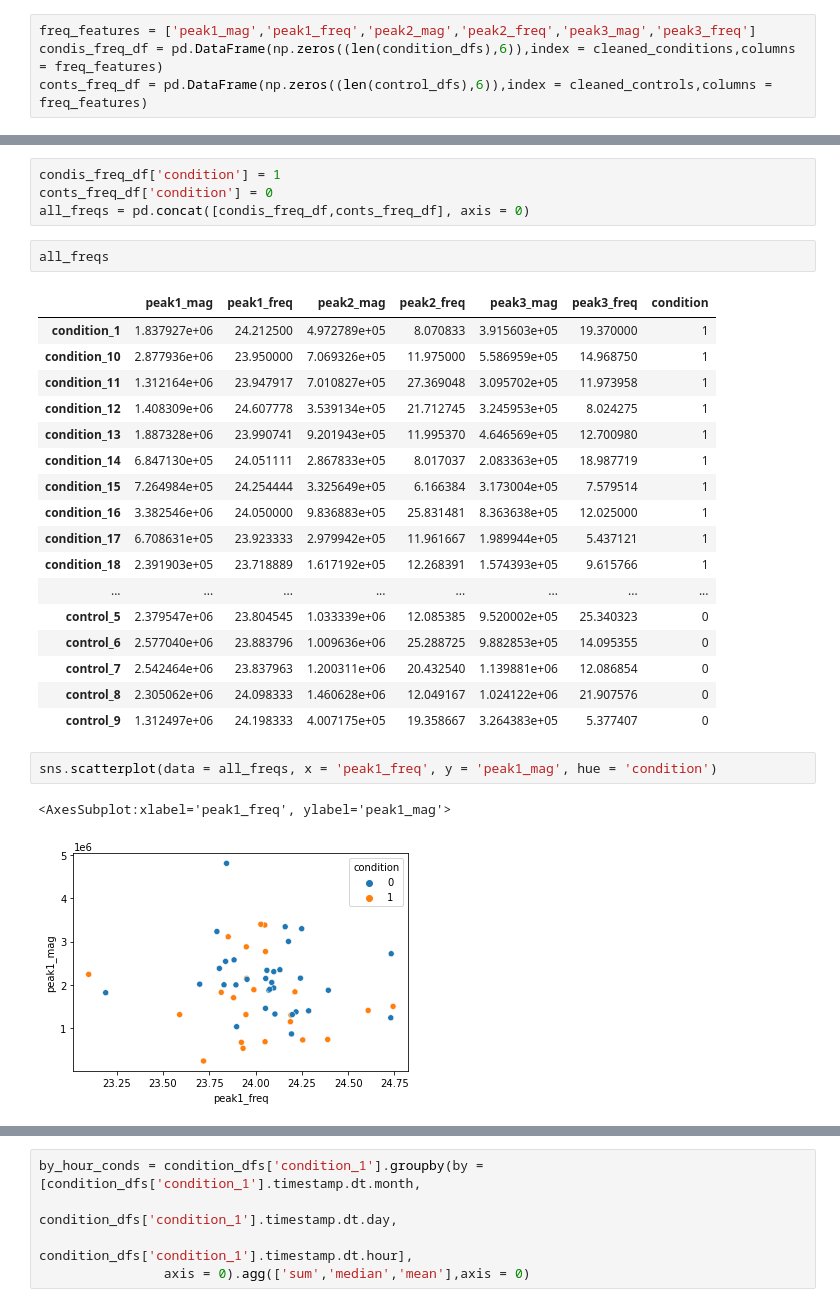
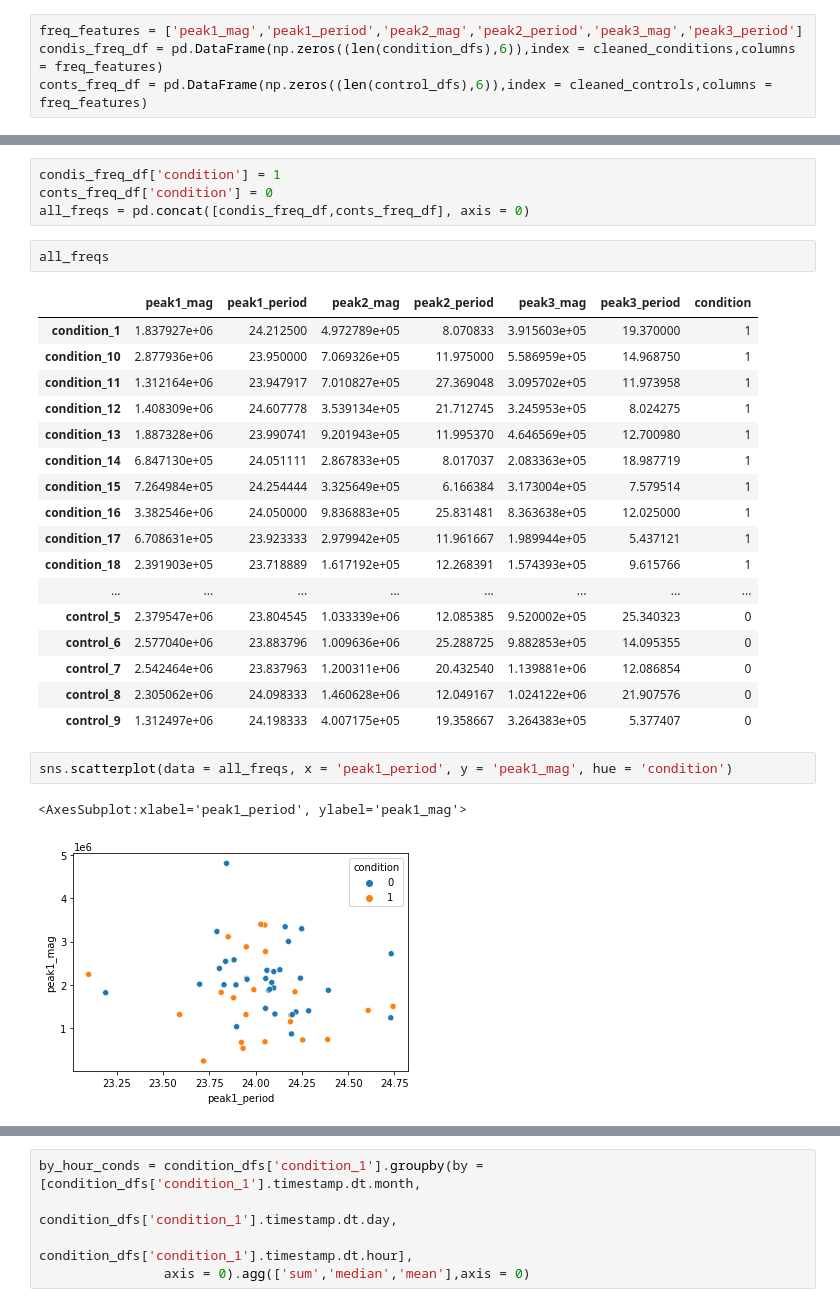
Before and after one commit to mattlegro/MDD-Classification-Project, a Jupyter notebook: preprocessing_and_features.ipynb, the cells around one changed output, grey strips where cells are left out. Saved outputs shown, nothing was run; the diff lists cells and outputs as text.

```diff
--- a/preprocessing_and_features.ipynb
+++ b/preprocessing_and_features.ipynb
@@ -401,7 +401,7 @@ for tup in peaks:
 (1298575.6201410312, 11.160638297872339)
 2.4889058346307422e-05
 # %%
-freq_features = ['peak1_mag','peak1_freq','peak2_mag','peak2_freq','peak3_mag','peak3_freq']
+freq_features = ['peak1_mag','peak1_period','peak2_mag','peak2_period','peak3_mag','peak3_period']
 condis_freq_df = pd.DataFrame(np.zeros((len(condition_dfs),6)),index = cleaned_conditions,columns = freq_features)
 conts_freq_df = pd.DataFrame(np.zeros((len(control_dfs),6)),index = cleaned_controls,columns = freq_features)
 # %%
@@ -458,7 +458,7 @@ all_freqs = pd.concat([condis_freq_df,conts_freq_df], axis = 0)
 # %%
 all_freqs
 # %% [output]
-|  | peak1_mag | peak1_freq | peak2_mag | peak2_freq | peak3_mag | peak3_freq | condition |
+|  | peak1_mag | peak1_period | peak2_mag | peak2_period | peak3_mag | peak3_period | condition |
 | condition_1 | 1.837927e+06 | 24.212500 | 4.972789e+05 | 8.070833 | 3.915603e+05 | 19.370000 | 1 |
 | condition_10 | 2.877936e+06 | 23.950000 | 7.069326e+05 | 11.975000 | 5.586959e+05 | 14.968750 | 1 |
 | condition_11 | 1.312164e+06 | 23.947917 | 7.010827e+05 | 27.369048 | 3.095702e+05 | 11.973958 | 1 |
@@ -476,8 +476,8 @@ all_freqs
 | control_8 | 2.305062e+06 | 24.098333 | 1.460628e+06 | 12.049167 | 1.024122e+06 | 21.907576 | 0 |
 | control_9 | 1.312497e+06 | 24.198333 | 4.007175e+05 | 19.358667 | 3.264383e+05 | 5.377407 | 0 |
 # %%
-sns.scatterplot(data = all_freqs, x = 'peak1_freq', y = 'peak1_mag', hue = 'condition')
+sns.scatterplot(data = all_freqs, x = 'peak1_period', y = 'peak1_mag', hue = 'condition')
 # %% [output]
-<AxesSubplot:xlabel='peak1_freq', ylabel='peak1_mag'>
+<AxesSubplot:xlabel='peak1_period', ylabel='peak1_mag'>
-[figure, old version]
+[figure, new version]
 # %%
```
Also changed, not shown: parts of 33 cells of this notebook.
